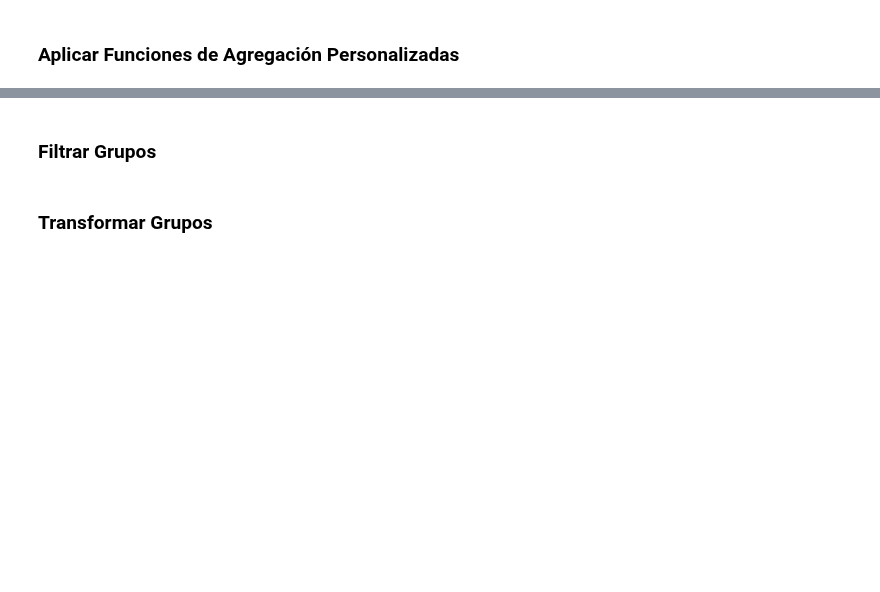
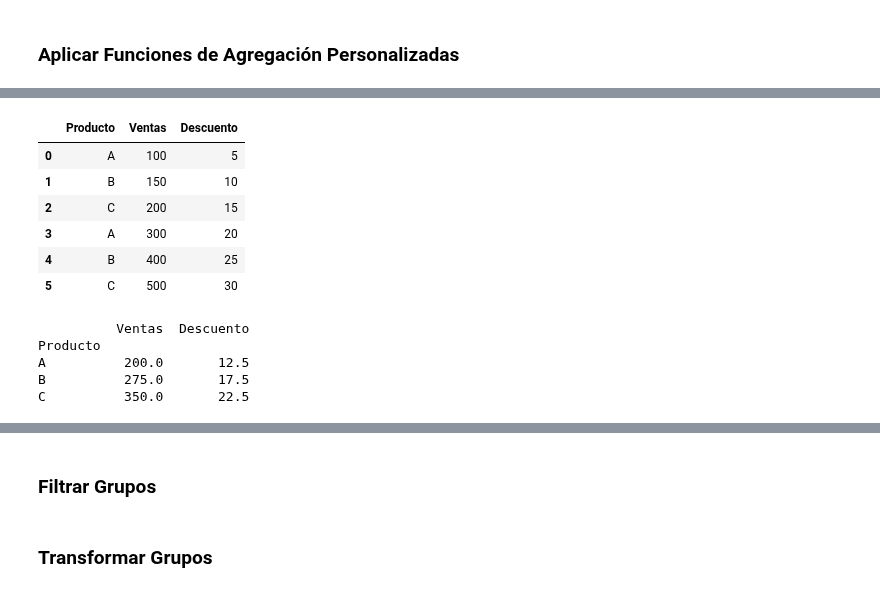
Before and after one commit to pjhh-umar/ProgramacionDOS, a Jupyter notebook: Semanas/S13.ipynb, the cells around one changed output, grey strips where cells are left out. Drawn from its saved outputs; the diff is of its cells as text; code cells hidden in the pictures; blank space fills up the shorter version.

```diff
--- a/Semanas/S13.ipynb
+++ b/Semanas/S13.ipynb
@@ -1501,15 +1606,31 @@ print(grupo.agg(rango))
 # %%
 import pandas as pd
 
 # Crear un DataFrame de ejemplo
 data = {
     'Producto': ['A', 'B', 'C', 'A', 'B', 'C'],
     'Ventas': [100, 150, 200, 300, 400, 500],
     'Descuento': [5, 10, 15, 20, 25, 30]
 }
 
 df = pd.DataFrame(data)
+df
+# %% [output]
+|  | Producto | Ventas | Descuento |
+| 0 | A | 100 | 5 |
+| 1 | B | 150 | 10 |
+| 2 | C | 200 | 15 |
+| 3 | A | 300 | 20 |
+| 4 | B | 400 | 25 |
+| 5 | C | 500 | 30 |
 # %%
 # Aplicar una sola función a todas las columnas
-result = df.agg('mean')
+result = df.groupby('Producto').agg('mean')
+
 print(result)
+# %% [output]
+          Ventas  Descuento
+Producto
+A          200.0       12.5
+B          275.0       17.5
+C          350.0       22.5
```
Also changed, not shown: parts of 18 cells of this notebook.
